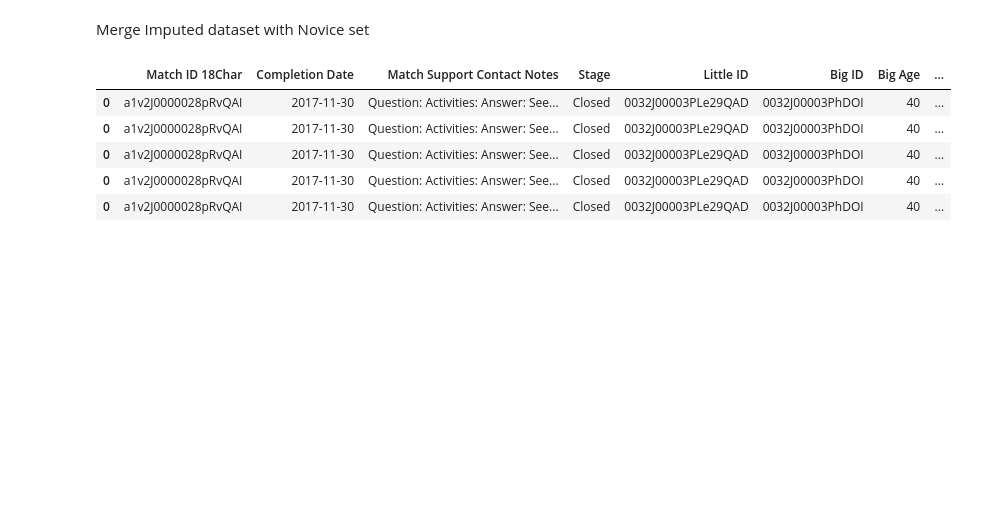
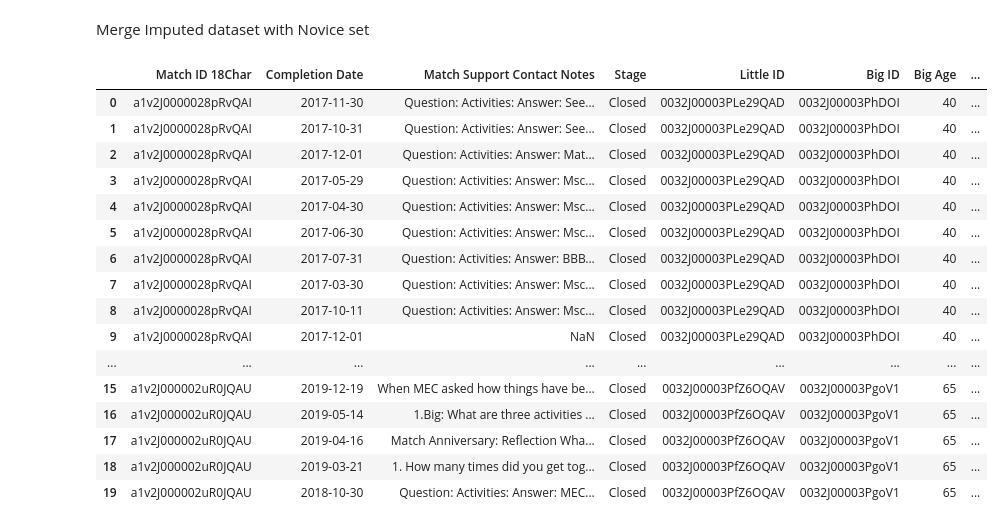
Before and after one commit to hypnos-coder/MinneMUDAC2025PC, a Jupyter notebook: notebook/hajar/data_imputation.ipynb, the cells around one changed output. Saved outputs shown, nothing was run; the diff lists cells and outputs as text; code cells hidden in the pictures; blank space fills up the shorter version.

Commit message:
fixed training imputed

```diff
--- a/notebook/hajar/data_imputation.ipynb
+++ b/notebook/hajar/data_imputation.ipynb
@@ -664,27 +661,43 @@ train_impute=df_imputed.copy()
 # %%
+train=ogtrain.copy()
+train_impute=df_imputed.copy()
+
 # Duplicate rows based on match ID
 train_impute['matchIDcounts'] = train_impute['Match ID 18Char'].map(train['Match ID 18Char'].value_counts())
 
-train_impute=train_impute.reindex(train_impute.index.repeat(train_impute.matchIDcounts))
+train_impute=train_impute.reindex(train_impute.index.repeat(train_impute.matchIDcounts+1))
 
+train_impute.reset_index(drop=True, inplace=True)
 #Remove all features in train except completion Date and Match support contact notes
 train_impute['Completion Date']=train['Completion Date']
 train_impute['Match Support Contact Notes']=train['Match Support Contact Notes']
 
 
+# result=pd.concat([df1, df4], axis=1).reindex(df1.index)
 #reorder
 train_impute=train_impute.reindex(columns=['Match ID 18Char','Completion Date','Match Support Contact Notes','Stage','Little ID','Big ID','Big Age','Big Occupation','Big Languages','Big Gender',
                                'Big Birthdate', 'Program','Program Type','Big Race/Ethnicity','Closure Reason','Match Activation Date','Rationale for Match',
                                'Big Days Acceptance to Match','Big Days Interview to Acceptance','Big Days Interview to Match','Big Contact: Marital Status',
                                'Little Gender','Little Birthdate','Little Participant: Race/Ethnicity','Match Length'])
-train_impute.head()
+train_impute.head(20)
 # %% [output]
 |  | Match ID 18Char | Completion Date | Match Support Contact Notes | Stage | Little ID | Big ID | Big Age | ... |
 | 0 | a1v2J0000028pRvQAI | 2017-11-30 | Question: Activities: Answer: See... | Closed | 0032J00003PLe29QAD | 0032J00003PhDOI | 40 | ... |
-| 0 | a1v2J0000028pRvQAI | 2017-11-30 | Question: Activities: Answer: See... | Closed | 0032J00003PLe29QAD | 0032J00003PhDOI | 40 | ... |
-| 0 | a1v2J0000028pRvQAI | 2017-11-30 | Question: Activities: Answer: See... | Closed | 0032J00003PLe29QAD | 0032J00003PhDOI | 40 | ... |
-| 0 | a1v2J0000028pRvQAI | 2017-11-30 | Question: Activities: Answer: See... | Closed | 0032J00003PLe29QAD | 0032J00003PhDOI | 40 | ... |
-| 0 | a1v2J0000028pRvQAI | 2017-11-30 | Question: Activities: Answer: See... | Closed | 0032J00003PLe29QAD | 0032J00003PhDOI | 40 | ... |
+| 1 | a1v2J0000028pRvQAI | 2017-10-31 | Question: Activities: Answer: See... | Closed | 0032J00003PLe29QAD | 0032J00003PhDOI | 40 | ... |
+| 2 | a1v2J0000028pRvQAI | 2017-12-01 | Question: Activities: Answer: Mat... | Closed | 0032J00003PLe29QAD | 0032J00003PhDOI | 40 | ... |
+| 3 | a1v2J0000028pRvQAI | 2017-05-29 | Question: Activities: Answer: Msc... | Closed | 0032J00003PLe29QAD | 0032J00003PhDOI | 40 | ... |
+| 4 | a1v2J0000028pRvQAI | 2017-04-30 | Question: Activities: Answer: Msc... | Closed | 0032J00003PLe29QAD | 0032J00003PhDOI | 40 | ... |
+| 5 | a1v2J0000028pRvQAI | 2017-06-30 | Question: Activities: Answer: Msc... | Closed | 0032J00003PLe29QAD | 0032J00003PhDOI | 40 | ... |
+| 6 | a1v2J0000028pRvQAI | 2017-07-31 | Question: Activities: Answer: BBB... | Closed | 0032J00003PLe29QAD | 0032J00003PhDOI | 40 | ... |
+| 7 | a1v2J0000028pRvQAI | 2017-03-30 | Question: Activities: Answer: Msc... | Closed | 0032J00003PLe29QAD | 0032J00003PhDOI | 40 | ... |
+| 8 | a1v2J0000028pRvQAI | 2017-10-11 | Question: Activities: Answer: Msc... | Closed | 0032J00003PLe29QAD | 0032J00003PhDOI | 40 | ... |
+| 9 | a1v2J0000028pRvQAI | 2017-12-01 | NaN | Closed | 0032J00003PLe29QAD | 0032J00003PhDOI | 40 | ... |
+| ... | ... | ... | ... | ... | ... | ... | ... | ... |
+| 15 | a1v2J000002uR0JQAU | 2019-12-19 | When MEC asked how things have be... | Closed | 0032J00003PfZ6OQAV | 0032J00003PgoV1 | 65 | ... |
+| 16 | a1v2J000002uR0JQAU | 2019-05-14 | 1.Big: What are three activities ... | Closed | 0032J00003PfZ6OQAV | 0032J00003PgoV1 | 65 | ... |
+| 17 | a1v2J000002uR0JQAU | 2019-04-16 | Match Anniversary: Reflection Wha... | Closed | 0032J00003PfZ6OQAV | 0032J00003PgoV1 | 65 | ... |
+| 18 | a1v2J000002uR0JQAU | 2019-03-21 | 1. How many times did you get tog... | Closed | 0032J00003PfZ6OQAV | 0032J00003PgoV1 | 65 | ... |
+| 19 | a1v2J000002uR0JQAU | 2018-10-30 | Question: Activities: Answer: MEC... | Closed | 0032J00003PfZ6OQAV | 0032J00003PgoV1 | 65 | ... |
 # %%
 #create csv file with Imputed_Training data
 train_impute.to_csv("../../data/Imputed_Training.csv", index=False)
```
Also changed, not shown: parts of 2 cells of this notebook, 1 other file.
